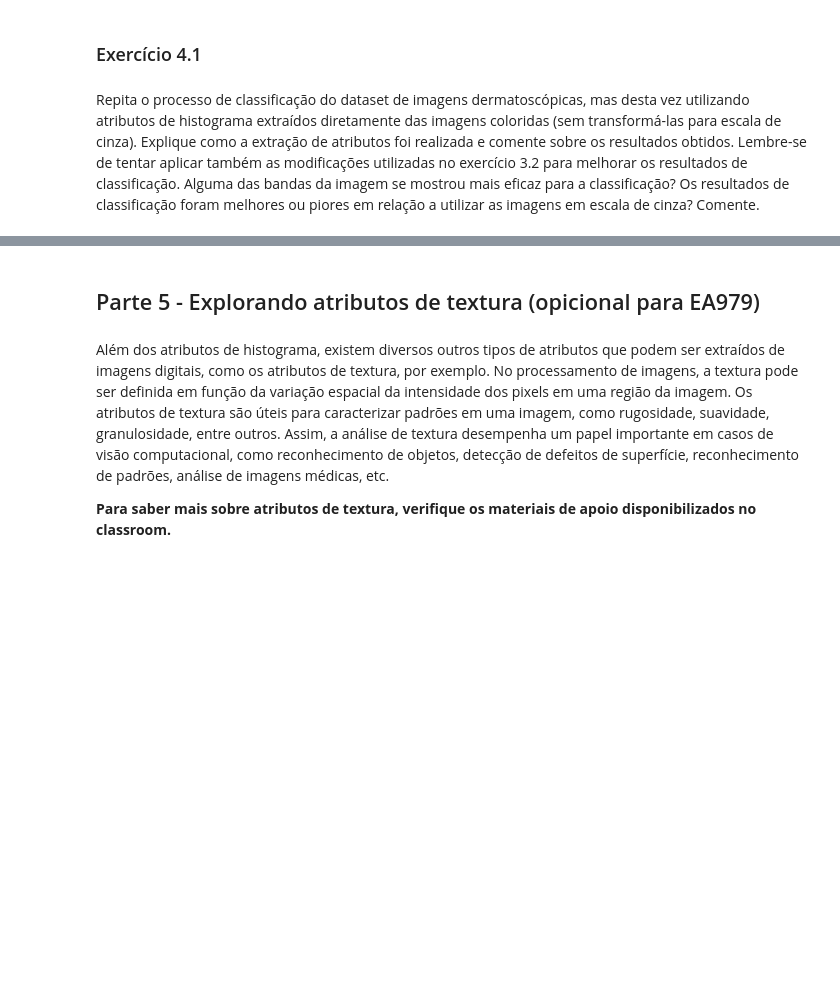
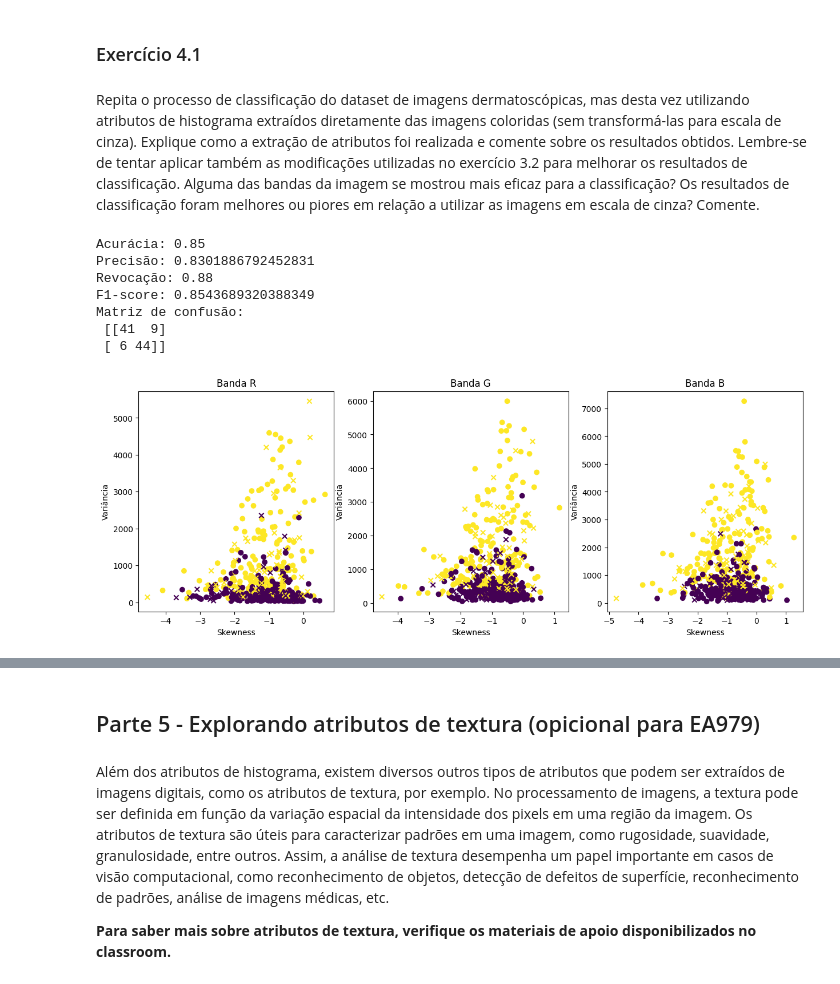
Before and after one commit to UNICAMP-EA979/2026s1-pi02-histogramas-knn-LuEx10, a Jupyter notebook: Atividade.ipynb, the cells around one changed output, grey strips where cells are left out. Cells and saved outputs as stored; diff of their text form; code cells hidden in the pictures; blank space fills up the shorter version.

```diff
--- a/Atividade.ipynb
+++ b/Atividade.ipynb
@@ -462,0 +631,77 @@ Repita o processo de classificação do dataset de imagens dermatoscópicas, mas
+# %%
+# Seu código aqui# Seu código aqui
+def extrair_features_rgb(images):
+  features = []
+
+  for img in images:
+    r = img[:,:,0]
+    g = img[:,:,1]
+    b = img[:,:,2]
+
+    r_stats = histstat(r)
+    g_stats = histstat(g)
+    b_stats = histstat(b)
+
+    feat = np.concatenate((r_stats,g_stats,b_stats))
+
+    features.append(feat)
+
+  return np.array(features)
+
+rgb_train = resize_images(images_train)
+rgb_test = resize_images(images_test)
+
+rgb_train_features = extrair_features_rgb(rgb_train)
+rgb_test_features = extrair_features_rgb(rgb_test)
+
+k = 7
+
+model_rgb = KNeighborsClassifier(n_neighbors=k)
+model_rgb.fit(rgb_train_features, labels_train)
+
+test_pred_rgb = model_rgb.predict(rgb_test_features)
+
+print("Acurácia:", accuracy_score(labels_test, test_pred_rgb))
+print("Precisão:", precision_score(labels_test, test_pred_rgb))
+print("Revocação:", recall_score(labels_test, test_pred_rgb))
+print("F1-score:", f1_score(labels_test, test_pred_rgb))
+print("Matriz de confusão:\n", confusion_matrix(labels_test, test_pred_rgb))
+
+fig, axs = plt.subplots(1, 3, figsize=(15,5))
+
+feature1 = 2
+feature2 = 1
+
+axs[0].scatter(rgb_train_features[:, feature1], rgb_train_features[:, feature2], c=labels_train)
+axs[0].scatter(rgb_test_features[:, feature1], rgb_test_features[:, feature2], marker='x', c=labels_test)
+axs[0].set_title("Banda R")
+axs[0].set_xlabel("Skewness")
+axs[0].set_ylabel("Variância")
+
+axs[1].scatter(rgb_train_features[:, 9+feature1], rgb_train_features[:, 9+feature2], c=labels_train)
+axs[1].scatter(rgb_test_features[:, 9+feature1], rgb_test_features[:, 9+feature2], marker='x', c=labels_test)
+axs[1].set_title("Banda G")
+axs[1].set_xlabel("Skewness")
+axs[1].set_ylabel("Variância")
+
+axs[2].scatter(rgb_train_features[:, 18+feature1], rgb_train_features[:, 18+feature2], c=labels_train)
+axs[2].scatter(rgb_test_features[:, 18+feature1], rgb_test_features[:, 18+feature2], marker='x', c=labels_test)
+axs[2].set_title("Banda B")
+axs[2].set_xlabel("Skewness")
+axs[2].set_ylabel("Variância")
+
+plt.show()
+
+print("A banda azul se mostrou mais eficaz entre as três, apesar de serem bem similares. O treino com imagens \n",
+      "coloridas melhorou um pouco o modelo quando comparado às imagens cinzas, mas ainda exibe muita sobreposição,\n",
+      "mostrando que deve haver outros atributos que impactem mais esse tipo de classificação (textura como o próximo \n",
+      "exercício sugere).")
+# %% [output]
+Acurácia: 0.85
+Precisão: 0.8301886792452831
+Revocação: 0.88
+F1-score: 0.8543689320388349
+Matriz de confusão:
+ [[41  9]
+ [ 6 44]]
+[figure, added]
```
Also changed, not shown: parts of 23 cells of this notebook.
